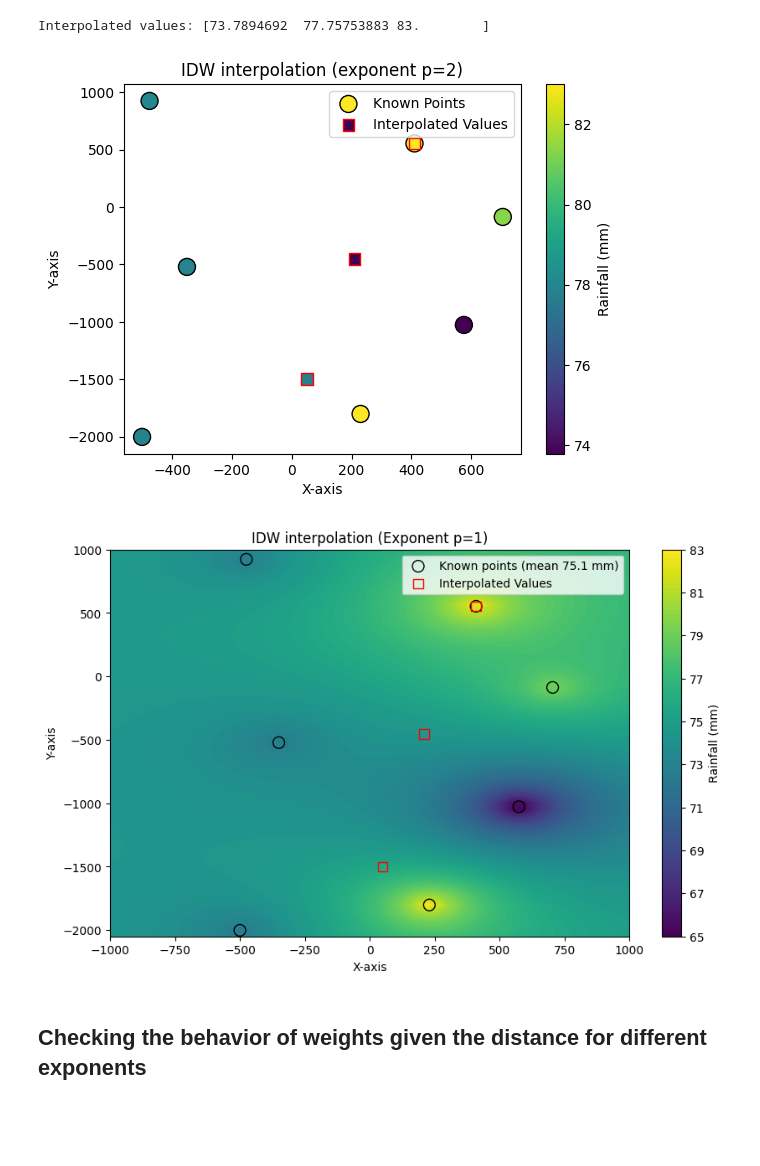
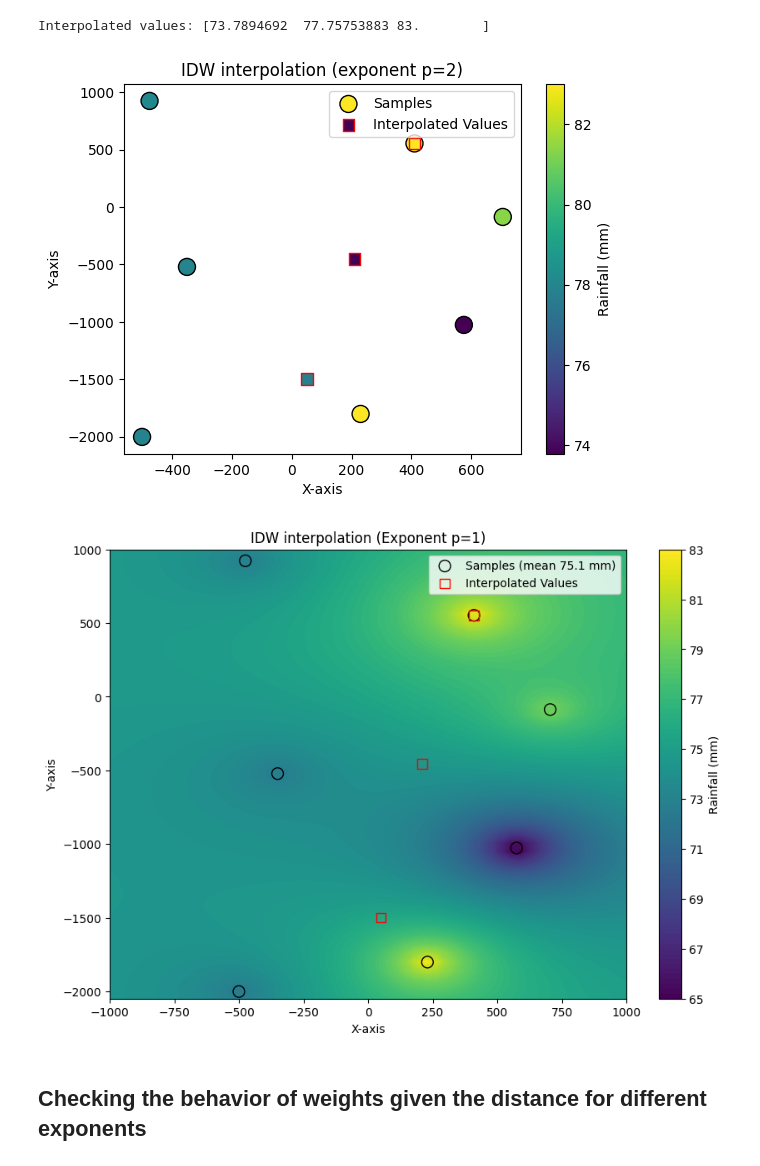
Before and after one commit to geoUFSC/geostats, a Jupyter notebook: IDW.ipynb, the cells around one changed output. Drawn from its saved outputs; the diff is of its cells as text; code cells hidden in the pictures; blank space fills up the shorter version.

Commit message:
plot

```diff
--- a/IDW.ipynb
+++ b/IDW.ipynb
@@ -77,7 +77,7 @@ Interpolated values: [73.7894692  77.75753883 83.        ]
 # %%
 # Example 1: Showing the points and the interpolated values
 import matplotlib.pyplot as plt
-plt.scatter(x, y, c=z, cmap='viridis', edgecolor='black', label='Known Points', s=150)
+plt.scatter(x, y, c=z, cmap='viridis', edgecolor='black', label='Samples', s=150)
 plt.scatter(xi, yi, c=zi, cmap='viridis', edgecolor='red', label='Interpolated Values', s=70, marker='s')
 plt.colorbar(label='Rainfall (mm)')
 plt.legend()
@@ -86,38 +86,38 @@ plt.ylabel('Y-axis')
 plt.title(f'IDW interpolation (exponent p={exponent_p})')
 plt.show()
 # %% [output]
-[figure, old version]
+[figure, new version]
 # %%
 # Example 2: Interpolating in a grid of points
 
 # known data points
 x=[410, -475, -350, 705, 575, 230, -500]
 y=[553, 923, -522, -87, -1027, -1802, -2002]
 z=[83, 72.5, 72.2, 79.6, 63.2, 83.1, 72.1] # e.g., mm of rainfall
 exponent_p=1  # Power parameter
 
 # grid of points for interpolation
 grid_x, grid_y = np.meshgrid(np.linspace(-1000, 1000, 50), np.linspace(-2050, 1000, 50))
 grid_x_flat = grid_x.flatten()
 grid_y_flat = grid_y.flatten()
 grid_z_flat = idw_interpolation(x, y, z, grid_x_flat, grid_y_flat, p=exponent_p)
 grid_z = grid_z_flat.reshape(grid_x.shape)
 
 # Show the result
 import matplotlib.pyplot as plt
 
-plt.figure(figsize=(10, 6))
+plt.figure(figsize=(10, 7))
 plt.contourf(grid_x, grid_y, grid_z, levels=100, cmap='viridis')
 plt.colorbar(label='Rainfall (mm)')
 plt.xlabel('X-axis')
 plt.ylabel('Y-axis')
 plt.title(f'IDW interpolation (Exponent p={1})')
-plt.scatter(x, y, c='none', edgecolor='black', label=f'Known points (mean {np.mean(z):.1f} mm)', s=100)
+plt.scatter(x, y, c='none', edgecolor='black', label=f'Samples (mean {np.mean(z):.1f} mm)', s=100)
 plt.scatter(xi, yi, c='none', cmap='viridis', edgecolor='red', label='Interpolated Values', s=70, marker='s')
 plt.legend()
 plt.show()
 # %% [output]
-[figure, old version]
+[figure, new version]
 # %% [markdown]
   ## Checking the behavior of weights given the distance for different exponents
 # %%
```
Also changed, not shown: parts of 1 cell of this notebook.
